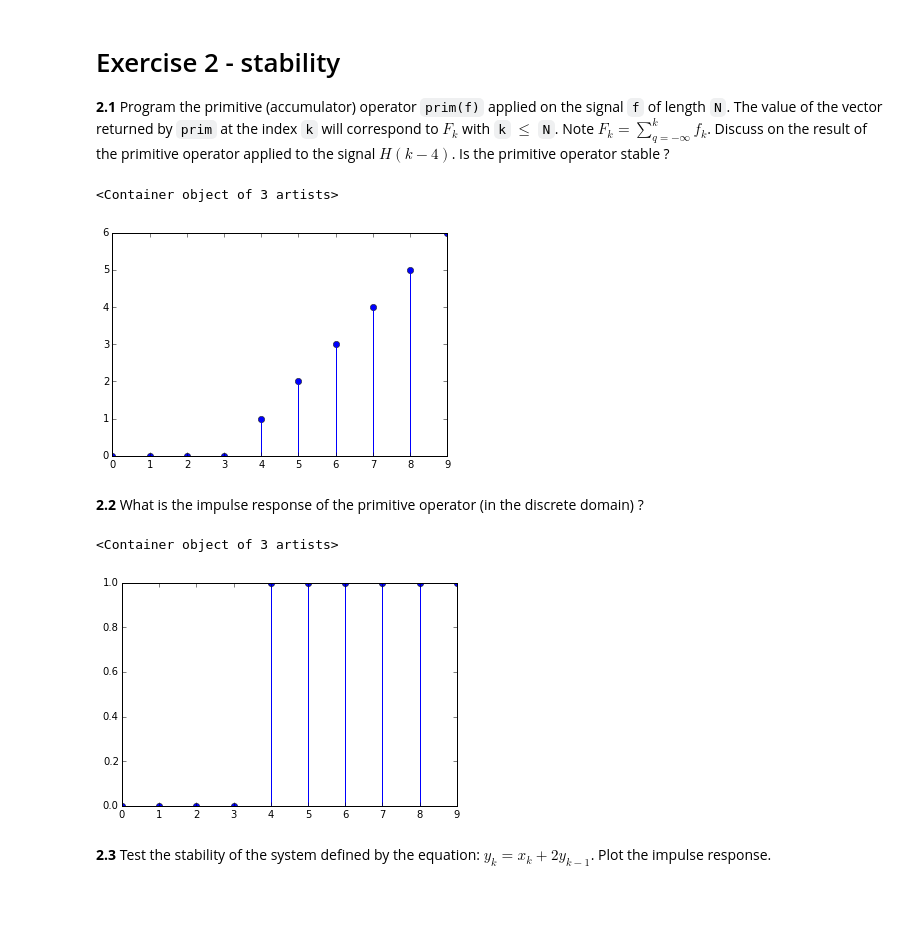
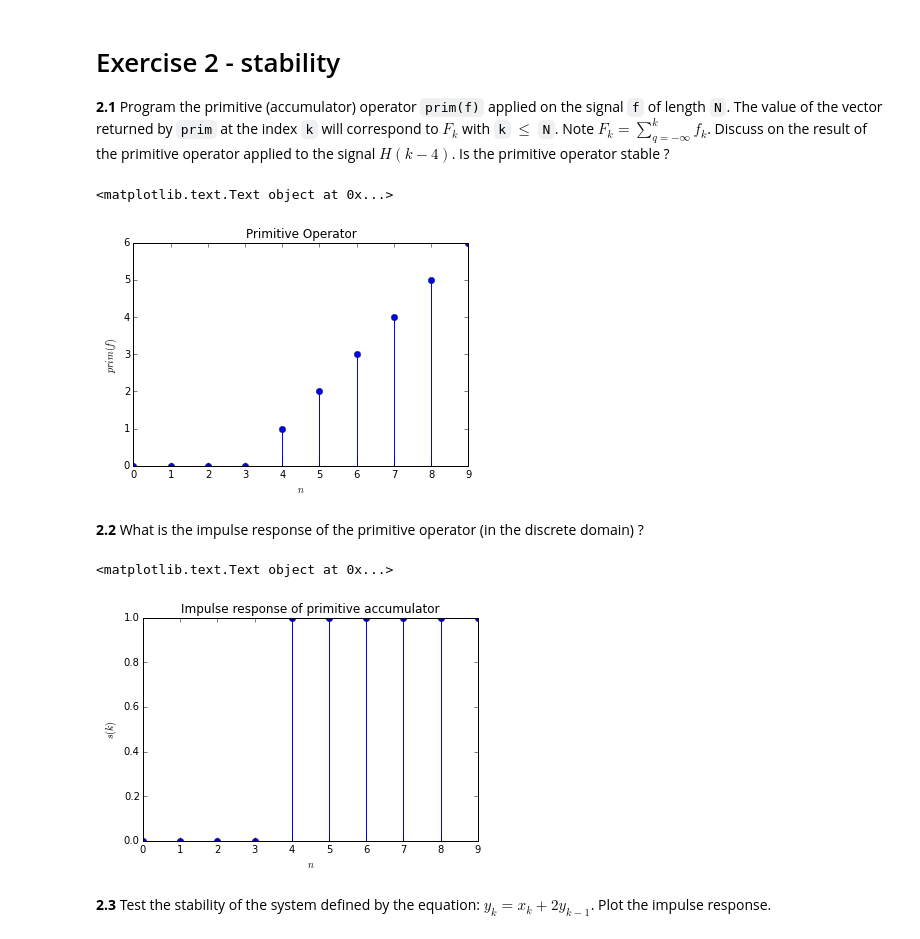
Before and after one commit to swagh1611/DSP-TP-1617, a Jupyter notebook: Lab2/python/Lab2.ipynb, the cells around one changed output. Cells and saved outputs as stored; diff of their text form; code cells hidden in the pictures; blank space fills up the shorter version.

```diff
--- a/Lab2/python/Lab2.ipynb
+++ b/Lab2/python/Lab2.ipynb
@@ -122,28 +125,34 @@ N = 10
 s = step(4,10)
 a = prim(s)
 plt.stem(a)
+plt.xlabel(r'$n$')
+plt.ylabel(r'$prim(f)$')
+plt.title('Primitive Operator')
 # %% [output]
-<Container object of 3 artists>
+<matplotlib.text.Text object at 0x...>
-[figure, old version]
+[figure, new version]
 # %% [markdown]
 **2.2** What is the impulse response of the primitive operator (in the discrete domain) ?
 # %%
 def dirac(n=0, N=20):
     if n> N-1:
         raise ValueError('n should be inferior to N-1')
 
 
     s = np.zeros((N,))
     s[n] = 1
 
     return s
 
 i = dirac(4,20)
 a = prim(i)
 plt.stem(a)
+plt.xlabel(r'$n$')
+plt.ylabel(r'$s(k)$')
+plt.title('Impulse response of primitive accumulator')
 # %% [output]
-<Container object of 3 artists>
+<matplotlib.text.Text object at 0x...>
-[figure, old version]
+[figure, new version]
 # %% [markdown]
 **2.3** Test the stability of the system defined by the equation: $y_k=x_k+2y_{k-1}$. Plot the impulse response.
 # %%
```
Also changed, not shown: parts of 7 cells of this notebook.
